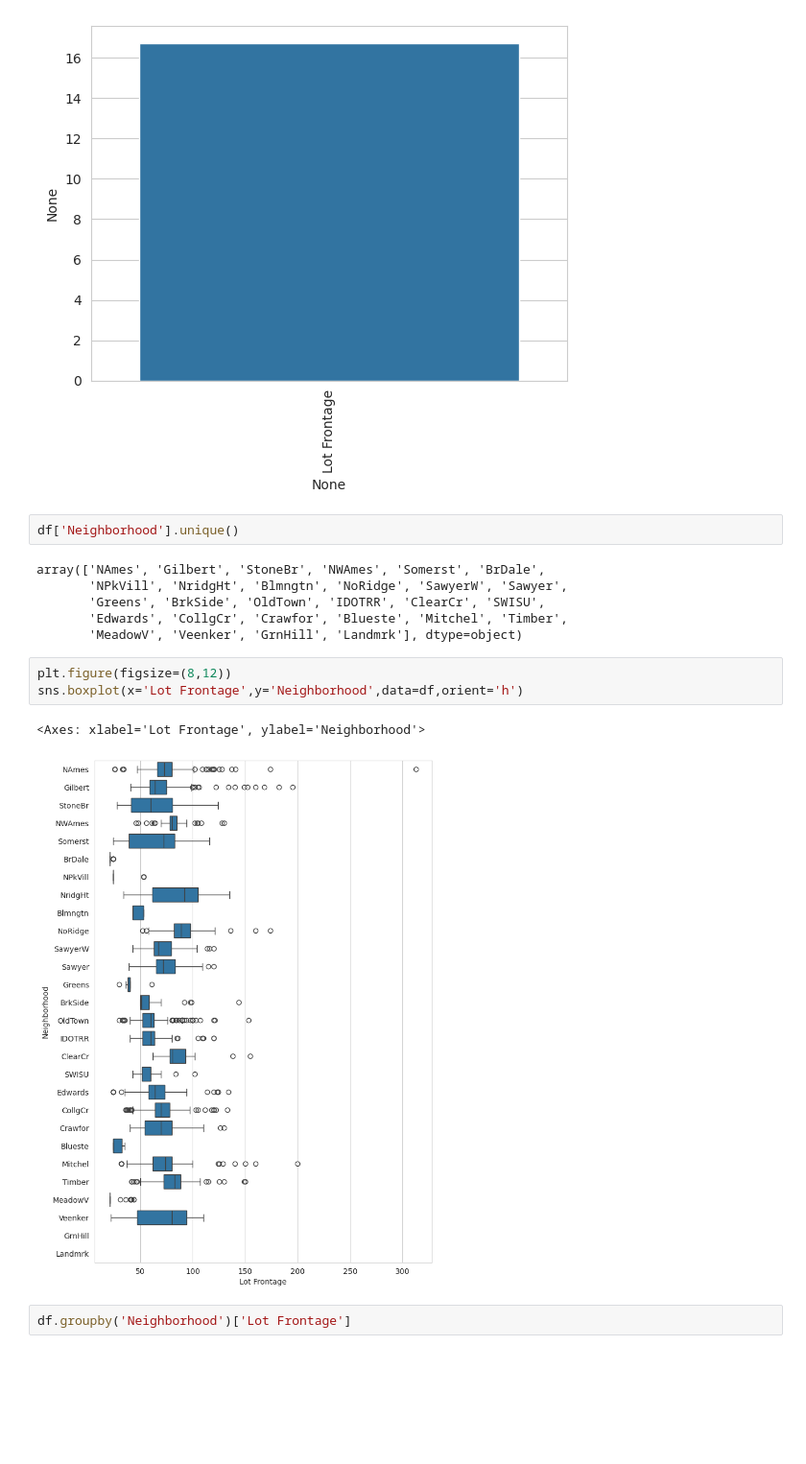
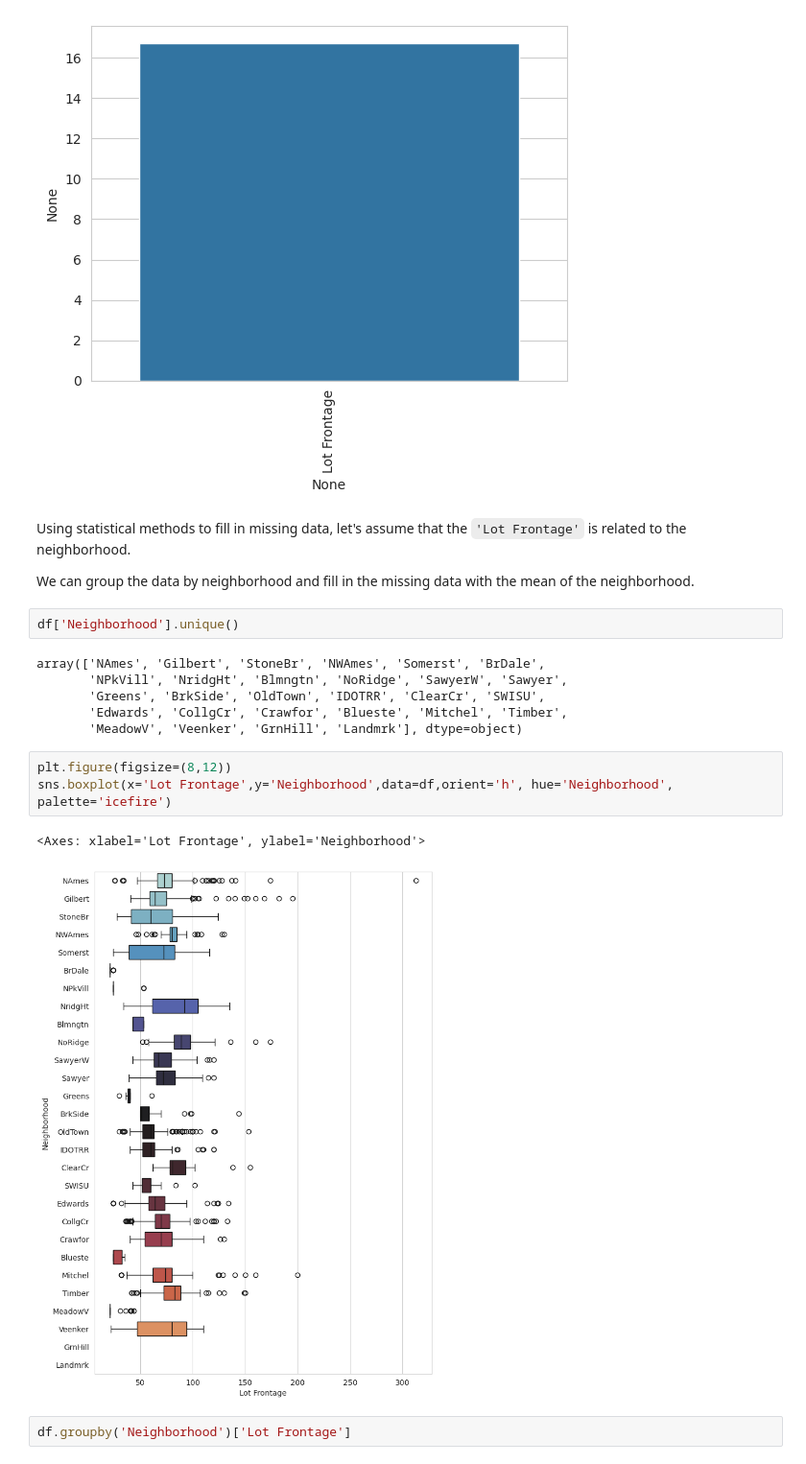
Before and after one commit to valatwork/statistics, a Jupyter notebook: project/050-feature-engineering.ipynb, the cells around one changed output. Shown at 96% size. Cells and saved outputs as stored; diff of their text form; blank space fills up the shorter version.

```diff
--- a/project/050-feature-engineering.ipynb
+++ b/project/050-feature-engineering.ipynb
@@ -540,6 +552,10 @@ sns.barplot(x=percent_nan.index,y=percent_nan)
 plt.xticks(rotation=90);
 # %% [output]
 [figure]
+# %% [markdown]
+Using statistical methods to fill in missing data, let's assume that the `'Lot Frontage'` is related to the neighborhood.
+
+We can group the data by neighborhood and fill in the missing data with the mean of the neighborhood.
 # %%
 df['Neighborhood'].unique()
 # %% [output]
@@ -550,10 +566,10 @@ array(['NAmes', 'Gilbert', 'StoneBr', 'NWAmes', 'Somerst', 'BrDale',
        'MeadowV', 'Veenker', 'GrnHill', 'Landmrk'], dtype=object)
 # %%
 plt.figure(figsize=(8,12))
-sns.boxplot(x='Lot Frontage',y='Neighborhood',data=df,orient='h')
+sns.boxplot(x='Lot Frontage',y='Neighborhood',data=df,orient='h', hue='Neighborhood', palette='icefire')
 # %% [output]
 <Axes: xlabel='Lot Frontage', ylabel='Neighborhood'>
-[figure, old version]
+[figure, new version]
 # %%
 df.groupby('Neighborhood')['Lot Frontage']
 # %% [output]
```
Also changed, not shown: parts of 23 cells of this notebook, 3 other files.
